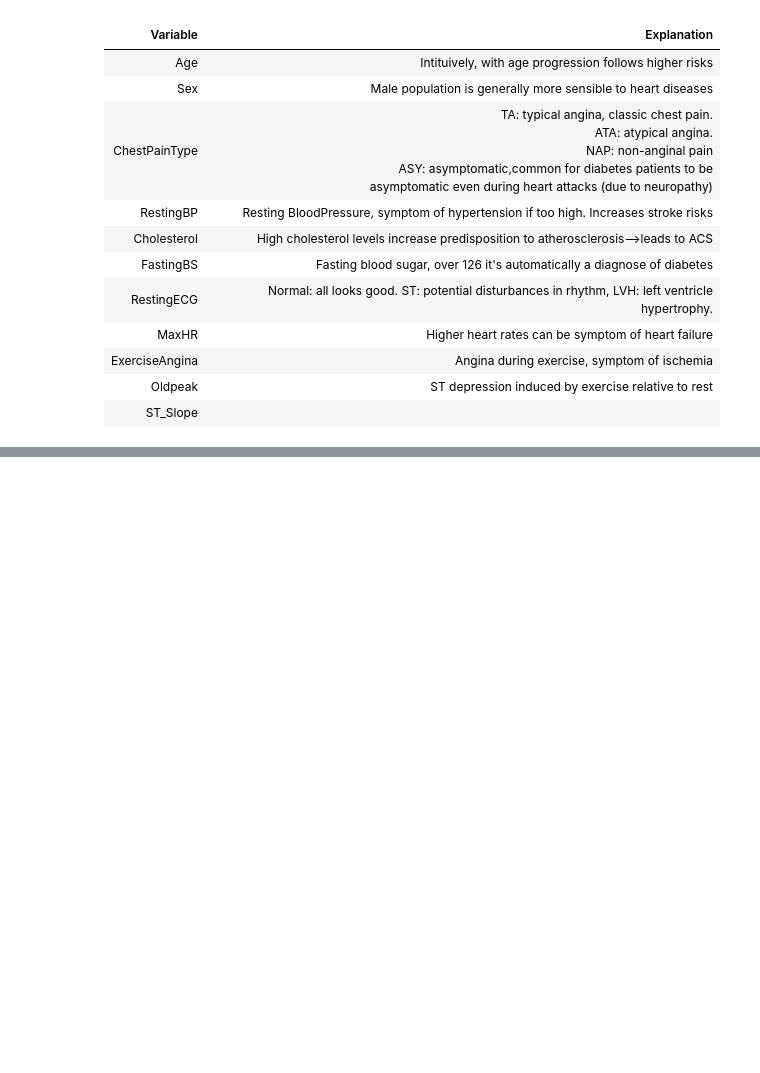
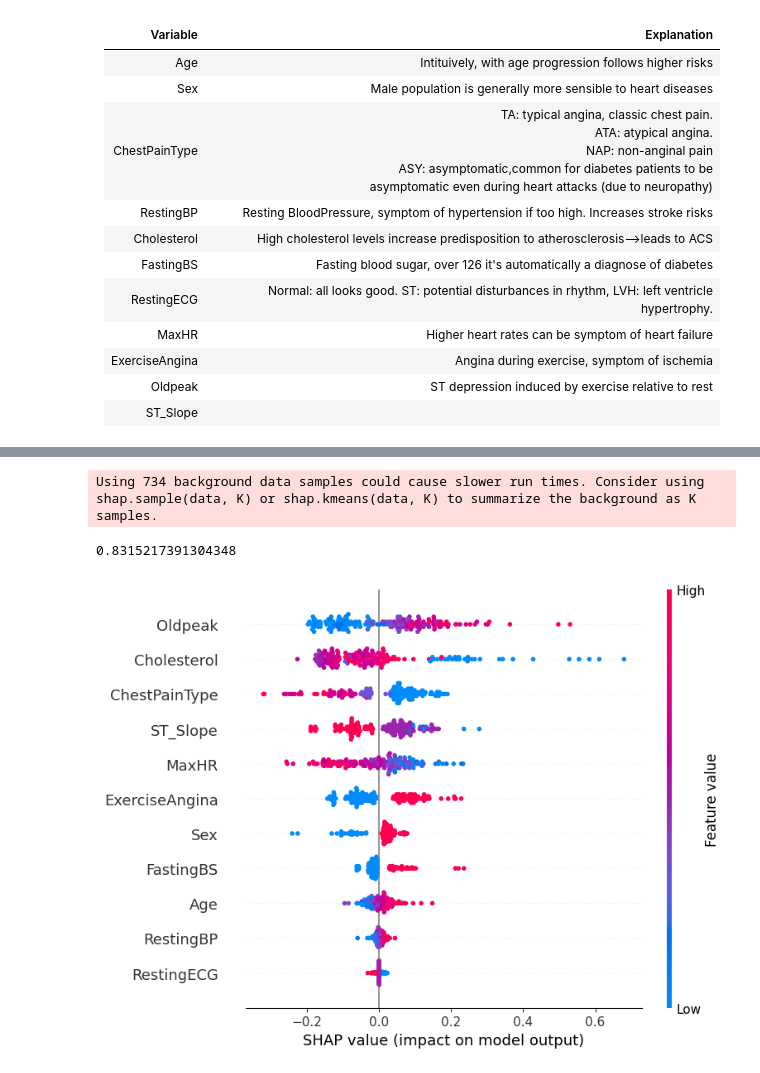
Before and after one commit to nexusfb/ETH-MLxHC-Interpretable-Medical-Data-Classification, a Jupyter notebook: Project1.ipynb, the cells around one changed output, grey strips where cells are left out. Saved outputs shown, nothing was run; the diff lists cells and outputs as text; code cells hidden in the pictures; blank space fills up the shorter version.

Commit message:
MLP  shap

```diff
--- a/Project1.ipynb
+++ b/Project1.ipynb
@@ -15,11 +17,6 @@ train_df = pd.read_csv("datasets/heart_failure/train_val_split.csv")
 test_df = pd.read_csv("datasets/heart_failure/test_split.csv")
 # %% [markdown]
 ### Q1
-# %%
-train_df = train_df[train_df["Cholesterol"]> 0]
-train_df['ExerciseAngina'] = train_df['ExerciseAngina'].map({'Y': 1, 'N': 0})
-train_raw = train_df.to_numpy()
-test_raw = test_df.to_numpy()
 # %%
 print(train_df)
 # %% [output]
@@ -102,13 +53,0 @@ plt.show()
-# %%
-from sklearn.preprocessing import LabelEncoder
-train_df['Sex'] = train_df['Sex'].map({"M": 1, "F": 0})
-chest_pain_encoder = LabelEncoder()
-train_df['ChestPainType'] = chest_pain_encoder.fit_transform(train_df['ChestPainType'])
-resting_ecg_encoder = LabelEncoder()
-train_df['RestingECG'] = resting_ecg_encoder.fit_transform(train_df['RestingECG'])
-st_slope_encoder = LabelEncoder()
-train_df['ST_Slope'] = st_slope_encoder.fit_transform(train_df['ST_Slope'])
-
-print(train_df)
-train_raw = train_df.to_numpy()
-test_raw = test_df.to_numpy()
@@ -138,0 +54,17 @@ Lasso(alpha=0.1)
+# %%
+from sklearn.preprocessing import LabelEncoder
+label_encoder = LabelEncoder()
+train_df['Sex'] = label_encoder.fit_transform(train_df['Sex'])
+test_df['Sex'] = label_encoder.transform(test_df['Sex'])
+train_df['ChestPainType'] = label_encoder.fit_transform(train_df['ChestPainType'])
+test_df['ChestPainType'] = label_encoder.transform(test_df['ChestPainType'])
+train_df['FastingBS'] = label_encoder.fit_transform(train_df['FastingBS'])
+test_df['FastingBS'] = label_encoder.transform(test_df['FastingBS'])
+train_df['RestingECG'] = label_encoder.fit_transform(train_df['RestingECG'])
+test_df['RestingECG'] = label_encoder.transform(test_df['RestingECG'])
+train_df['ExerciseAngina'] = label_encoder.fit_transform(train_df['ExerciseAngina'])
+test_df['ExerciseAngina'] = label_encoder.transform(test_df['ExerciseAngina'])
+train_df['ST_Slope'] = label_encoder.fit_transform(train_df['ST_Slope'])
+test_df['ST_Slope'] = label_encoder.transform(test_df['ST_Slope'])
+
+print(train_df)
@@ -138,0 +89,12 @@ Lasso(alpha=0.1)
+# %%
+model = MLPClassifier(activation='logistic',hidden_layer_sizes=(20,),solver='adam',max_iter=300,random_state=25).fit(train_df.iloc[:, :-1],train_df.iloc[:,-1])
+print(model.score(test_df.iloc[:,:-1], test_df.iloc[:,-1]))
+explainer = shap.KernelExplainer(model.predict,train_df.iloc[:, :-1])
+shap_values = explainer.shap_values(test_df.iloc[:,:-1])
+# %% [output]
+Using 734 background data samples could cause slower run times. Consider using shap.sample(data, K) or shap.kmeans(data, K) to summarize the background as K samples.
+0.8315217391304348
+# %%
+shap.summary_plot(shap_values,test_df.iloc[:,:-1],feature_names=train_df.columns.values)
+# %% [output]
+[figure, added]
```
Also changed, not shown: parts of 14 cells of this notebook.
